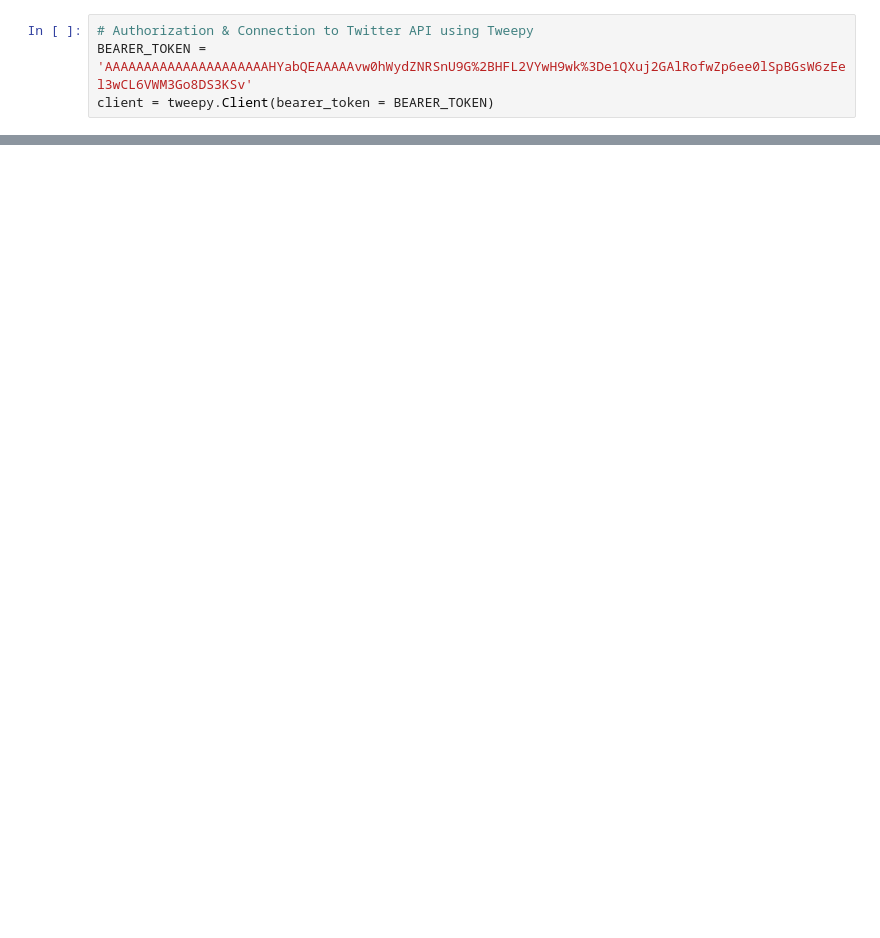
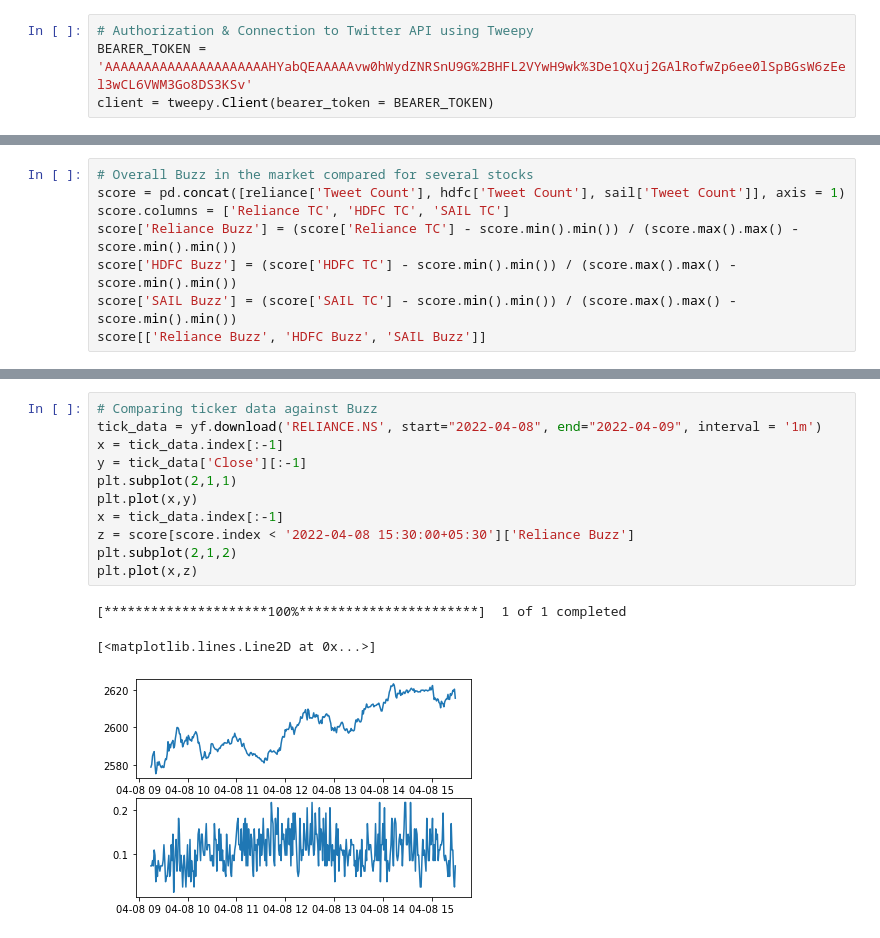
Before and after one commit to anaykale28/stratzy-assignment, a Jupyter notebook: BuzzScore.ipynb, the cells around one changed output, grey strips where cells are left out. Saved outputs shown, nothing was run; the diff lists cells and outputs as text; blank space fills up the shorter version.

Commit message:
Overall Buzz, Plots updated

```diff
--- a/BuzzScore.ipynb
+++ b/BuzzScore.ipynb
@@ -112,0 +93,8 @@ buzz_scores.set_index('Start')
+# %%
+# Overall Buzz in the market compared for several stocks
+score = pd.concat([reliance['Tweet Count'], hdfc['Tweet Count'], sail['Tweet Count']], axis = 1)
+score.columns = ['Reliance TC', 'HDFC TC', 'SAIL TC']
+score['Reliance Buzz'] = (score['Reliance TC'] - score.min().min()) / (score.max().max() - score.min().min())
+score['HDFC Buzz'] = (score['HDFC TC'] - score.min().min()) / (score.max().max() - score.min().min())
+score['SAIL Buzz'] = (score['SAIL TC'] - score.min().min()) / (score.max().max() - score.min().min())
+score[['Reliance Buzz', 'HDFC Buzz', 'SAIL Buzz']]
@@ -112,0 +116,15 @@ buzz_scores.set_index('Start')
+# %%
+# Comparing ticker data against Buzz
+tick_data = yf.download('RELIANCE.NS', start="2022-04-08", end="2022-04-09", interval = '1m')
+x = tick_data.index[:-1]
+y = tick_data['Close'][:-1]
+plt.subplot(2,1,1)
+plt.plot(x,y)
+x = tick_data.index[:-1]
+z = score[score.index < '2022-04-08 15:30:00+05:30']['Reliance Buzz']
+plt.subplot(2,1,2)
+plt.plot(x,z)
+# %% [output]
+[*********************100%***********************]  1 of 1 completed
+[<matplotlib.lines.Line2D at 0x...>]
+[figure, added]
```
Also changed, not shown: parts of 7 cells of this notebook.
